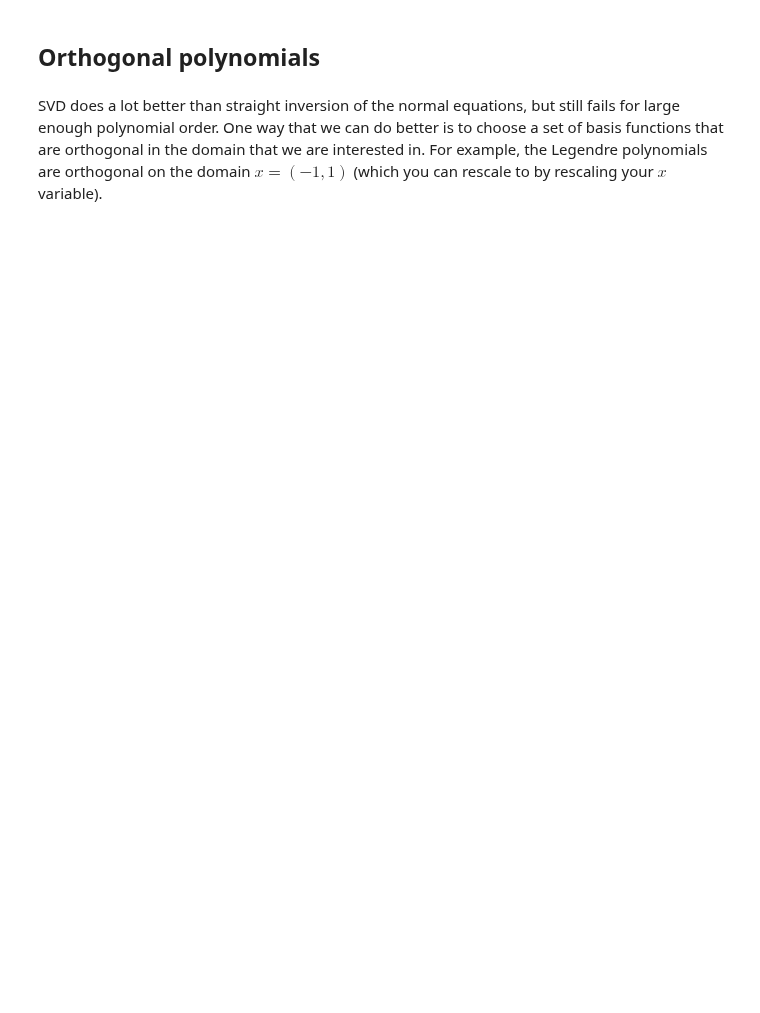
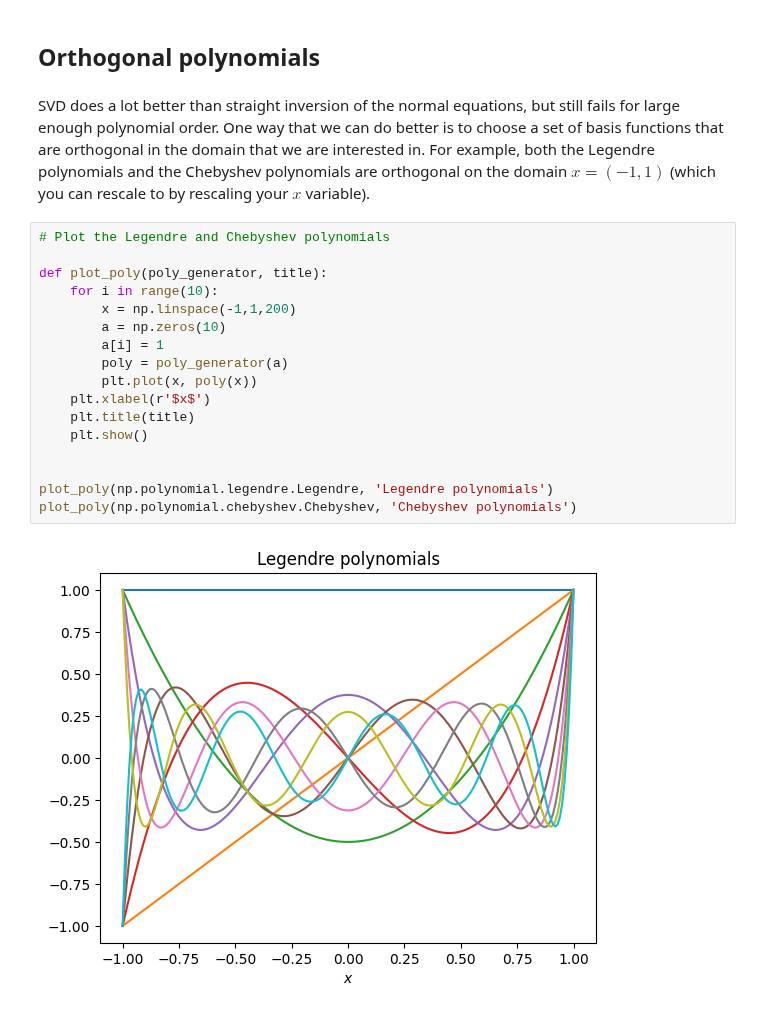
Before and after one commit to andrewcumming/phys512, a Jupyter notebook: polynomial_fit.ipynb, the cells around one changed output. Drawn from its saved outputs; the diff is of its cells as text; blank space fills up the shorter version.

Commit message:
Update polynomial fitting

```diff
--- a/polynomial_fit.ipynb
+++ b/polynomial_fit.ipynb
@@ -142,4 +150,23 @@ rms deviation / max(y) = 1.33074e-11
 # %% [markdown]
 ## Orthogonal polynomials
 # %% [markdown]
-SVD does a lot better than straight inversion of the normal equations, but still fails for large enough polynomial order. One way that we can do better is to choose a set of basis functions that are orthogonal in the domain that we are interested in. For example, the Legendre polynomials are orthogonal on the domain $x=(-1,1)$ (which you can rescale to by rescaling your $x$ variable).
+SVD does a lot better than straight inversion of the normal equations, but still fails for large enough polynomial order. One way that we can do better is to choose a set of basis functions that are orthogonal in the domain that we are interested in. For example, both the Legendre polynomials and the Chebyshev polynomials are orthogonal on the domain $x=(-1,1)$ (which you can rescale to by rescaling your $x$ variable).
+# %%
+# Plot the Legendre and Chebyshev polynomials
+
+def plot_poly(poly_generator, title):
+    for i in range(10):
+        x = np.linspace(-1,1,200)
+        a = np.zeros(10)
+        a[i] = 1
+        poly = poly_generator(a)
+        plt.plot(x, poly(x))
+    plt.xlabel(r'$x$')
+    plt.title(title)
+    plt.show()
+
+
+plot_poly(np.polynomial.legendre.Legendre, 'Legendre polynomials')
+plot_poly(np.polynomial.chebyshev.Chebyshev, 'Chebyshev polynomials')
+# %% [output]
+[figure, added]
```
Also changed, not shown: parts of 7 cells of this notebook.
